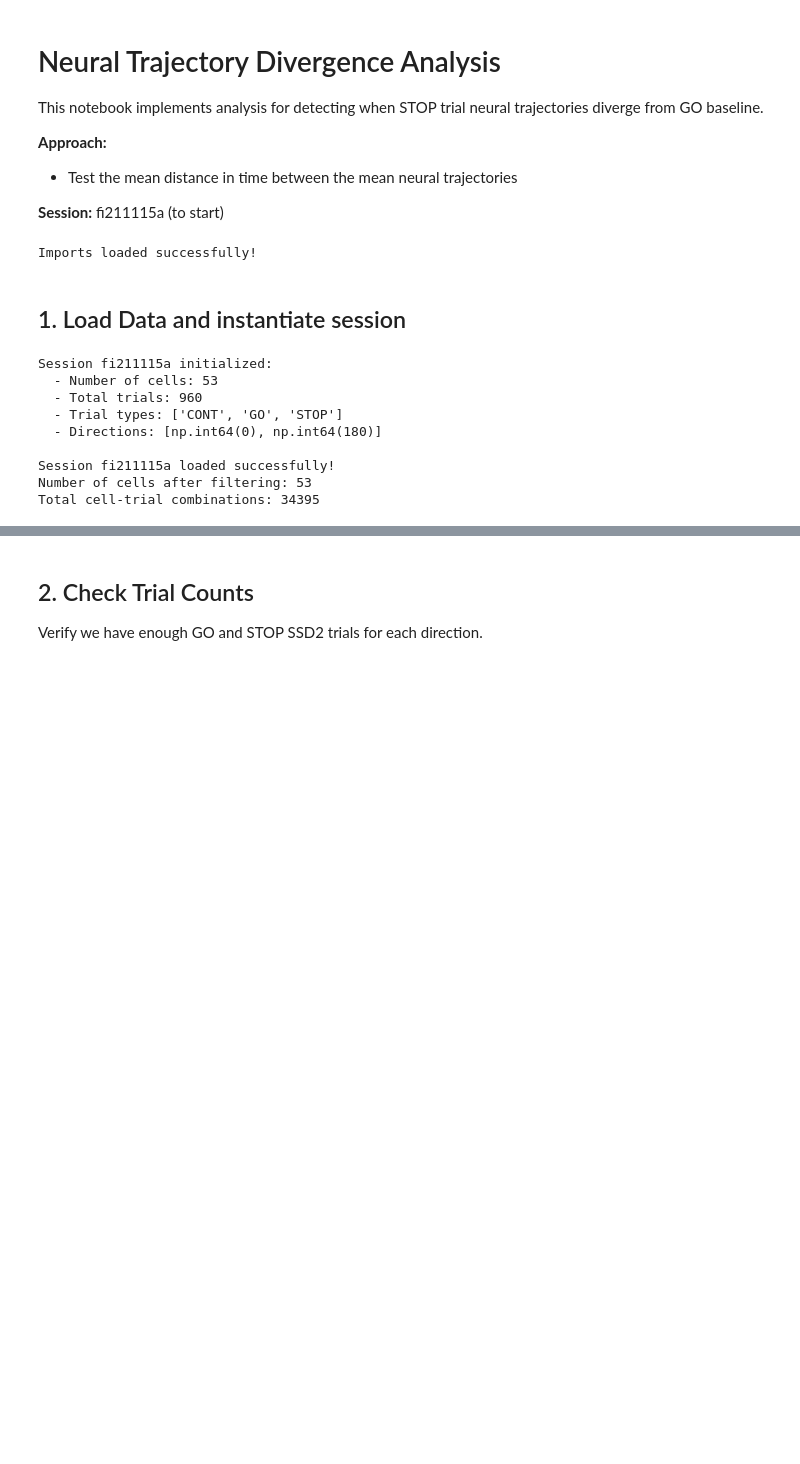
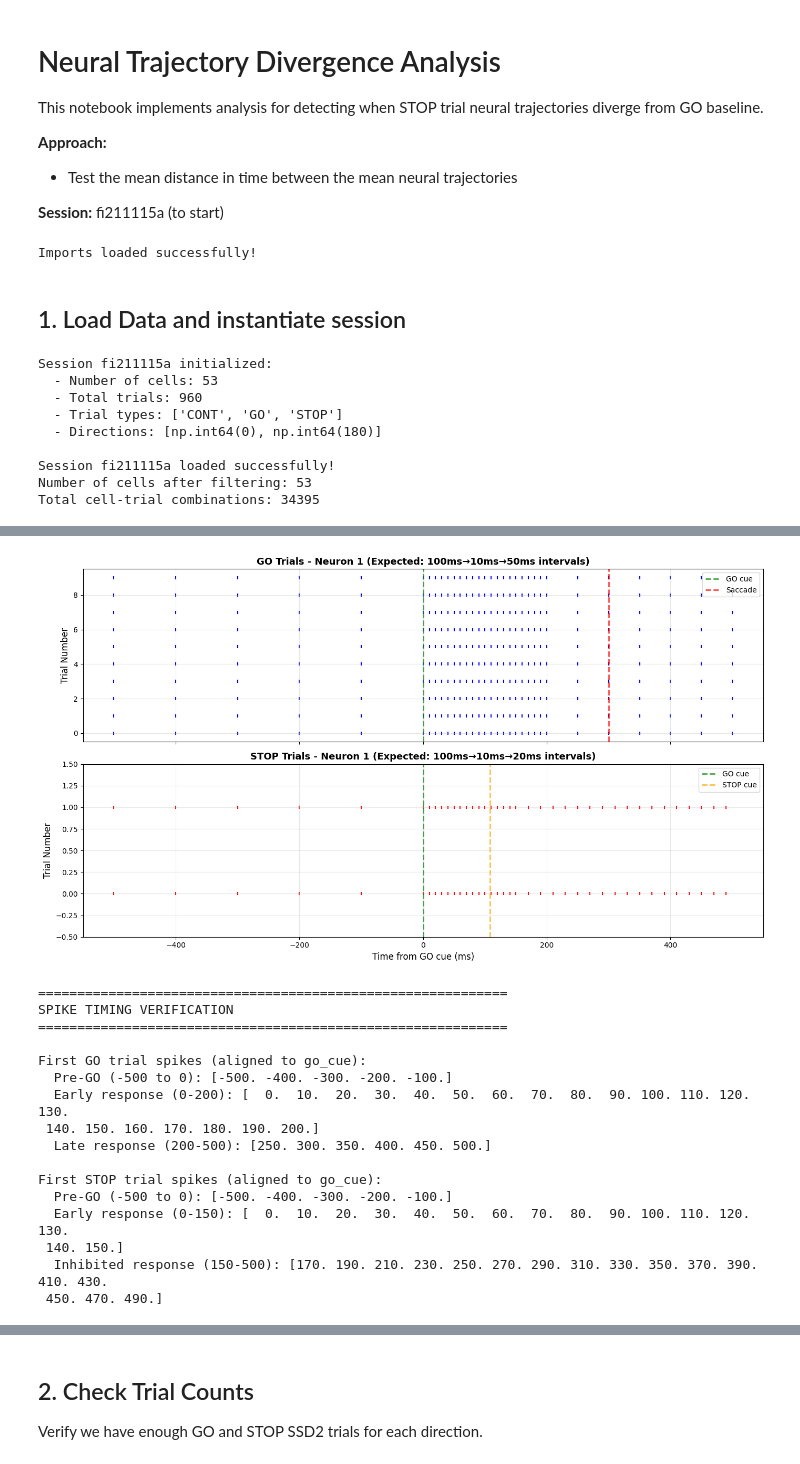
Before and after one commit to barrackHa/Population-Analysis, a Jupyter notebook: population_analysis/trajectory_divergence/neural_traj_divergence_trajectory_analysis.ipynb, the cells around one changed output, grey strips where cells are left out. Cells and saved outputs as stored; diff of their text form; code cells hidden in the pictures; blank space fills up the shorter version.

Commit message:
Create synthetic dataset and use it for sanity

```diff
--- a/population_analysis/trajectory_divergence/neural_traj_divergence_trajectory_analysis.ipynb
+++ b/population_analysis/trajectory_divergence/neural_traj_divergence_trajectory_analysis.ipynb
@@ -64,0 +263,79 @@ Total cell-trial combinations: 34395
+# %%
+# Verify spike patterns by plotting raster for one neuron
+fig, axes = plt.subplots(2, 1, figsize=(14, 8), sharex=True)
+
+# Plot GO trials
+ax_go = axes[0]
+cell_1_go = synthetic_df[(synthetic_df['cell_ID'] == 1) & (synthetic_df['type'] == 'GO')]
+for idx, (_, row) in enumerate(cell_1_go.iterrows()):
+    spikes_aligned = row['neural_data'] - row['go_cue']
+    ax_go.scatter(spikes_aligned, [idx] * len(spikes_aligned), s=20, c='blue', marker='|')
+
+ax_go.axvline(0, color='green', linestyle='--', linewidth=2, label='GO cue', alpha=0.7)
+ax_go.axvline(300, color='red', linestyle='--', linewidth=2, label='Saccade', alpha=0.7)
+ax_go.set_ylabel('Trial Number', fontsize=12)
+ax_go.set_title('GO Trials - Neuron 1 (Expected: 100ms→10ms→50ms intervals)',
+                fontsize=13, fontweight='bold')
+ax_go.legend(loc='upper right')
+ax_go.grid(True, alpha=0.3)
+ax_go.set_ylim(-0.5, len(cell_1_go) - 0.5)
+
+# Plot STOP trials
+ax_stop = axes[1]
+cell_1_stop = synthetic_df[(synthetic_df['cell_ID'] == 1) & (synthetic_df['type'] == 'STOP')]
+for idx, (_, row) in enumerate(cell_1_stop.iterrows()):
+    spikes_aligned = row['neural_data'] - row['go_cue']
+    ax_stop.scatter(spikes_aligned, [idx] * len(spikes_aligned), s=20, c='red', marker='|')
+
+ax_stop.axvline(0, color='green', linestyle='--', linewidth=2, label='GO cue', alpha=0.7)
+ax_stop.axvline(108, color='orange', linestyle='--', linewidth=2, label='STOP cue', alpha=0.7)
+ax_stop.set_xlabel('Time from GO cue (ms)', fontsize=12)
+ax_stop.set_ylabel('Trial Number', fontsize=12)
+ax_stop.set_title('STOP Trials - Neuron 1 (Expected: 100ms→10ms→20ms intervals)',
+                  fontsize=13, fontweight='bold')
+ax_stop.legend(loc='upper right')
+ax_stop.grid(True, alpha=0.3)
+ax_stop.set_ylim(-0.5, len(cell_1_stop) - 0.5)
+
+plt.xlim(-550, 550)
+plt.tight_layout()
+plt.show()
+
+# Print spike timing verification for first GO and first STOP trial
+print("\n" + "="*60)
+print("SPIKE TIMING VERIFICATION")
+print("="*60)
+
+# First GO trial
+first_go = synthetic_df[(synthetic_df['cell_ID'] == 1) & (synthetic_df['type'] == 'GO')].iloc[0]
+go_spikes_aligned = first_go['neural_data'] - first_go['go_cue']
+print(f"\nFirst GO trial spikes (aligned to go_cue):")
+print(f"  Pre-GO (-500 to 0): {go_spikes_aligned[go_spikes_aligned < 0]}")
+print(f"  Early response (0-200): {go_spikes_aligned[(go_spikes_aligned >= 0) & (go_spikes_aligned <= 200)]}")
+print(f"  Late response (200-500): {go_spikes_aligned[go_spikes_aligned > 200]}")
+
+# First STOP trial
+first_stop = synthetic_df[(synthetic_df['cell_ID'] == 1) & (synthetic_df['type'] == 'STOP')].iloc[0]
+stop_spikes_aligned = first_stop['neural_data'] - first_stop['go_cue']
+print(f"\nFirst STOP trial spikes (aligned to go_cue):")
+print(f"  Pre-GO (-500 to 0): {stop_spikes_aligned[stop_spikes_aligned < 0]}")
+print(f"  Early response (0-150): {stop_spikes_aligned[(stop_spikes_aligned >= 0) & (stop_spikes_aligned <= 150)]}")
+print(f"  Inhibited response (150-500): {stop_spikes_aligned[stop_spikes_aligned > 150]}")
+# %% [output]
+[figure, added]
+============================================================
+SPIKE TIMING VERIFICATION
+============================================================
+
+First GO trial spikes (aligned to go_cue):
+  Pre-GO (-500 to 0): [-500. -400. -300. -200. -100.]
+  Early response (0-200): [  0.  10.  20.  30.  40.  50.  60.  70.  80.  90. 100. 110. 120. 130.
+ 140. 150. 160. 170. 180. 190. 200.]
+  Late response (200-500): [250. 300. 350. 400. 450. 500.]
+
+First STOP trial spikes (aligned to go_cue):
+  Pre-GO (-500 to 0): [-500. -400. -300. -200. -100.]
+  Early response (0-150): [  0.  10.  20.  30.  40.  50.  60.  70.  80.  90. 100. 110. 120. 130.
+ 140. 150.]
+  Inhibited response (150-500): [170. 190. 210. 230. 250. 270. 290. 310. 330. 350. 370. 390. 410. 430.
+ 450. 470. 490.]
```
Also changed, not shown: parts of 15 cells of this notebook.
